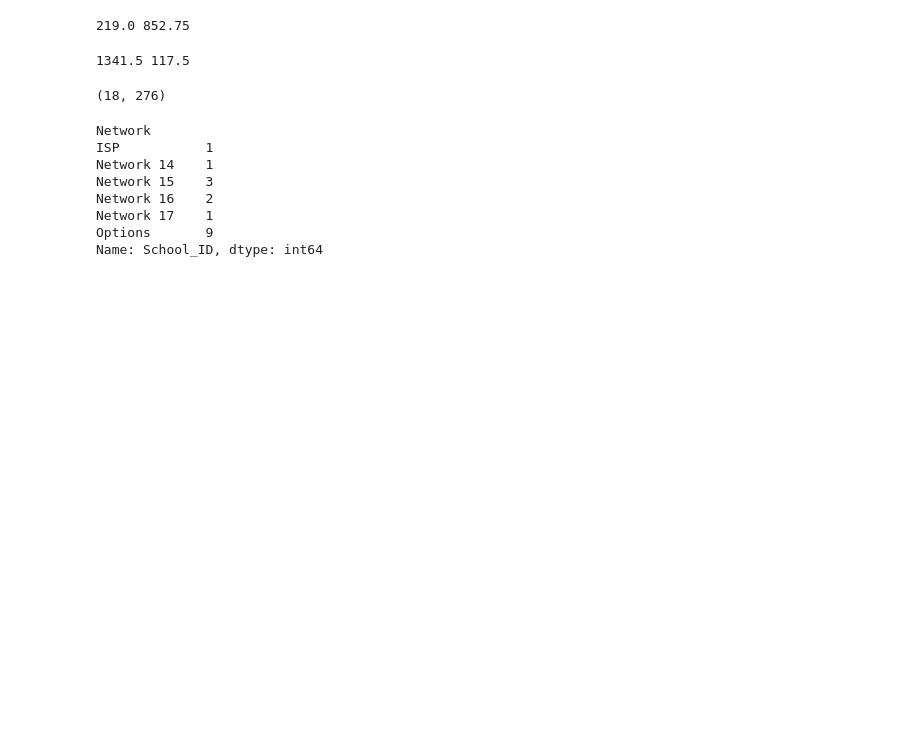
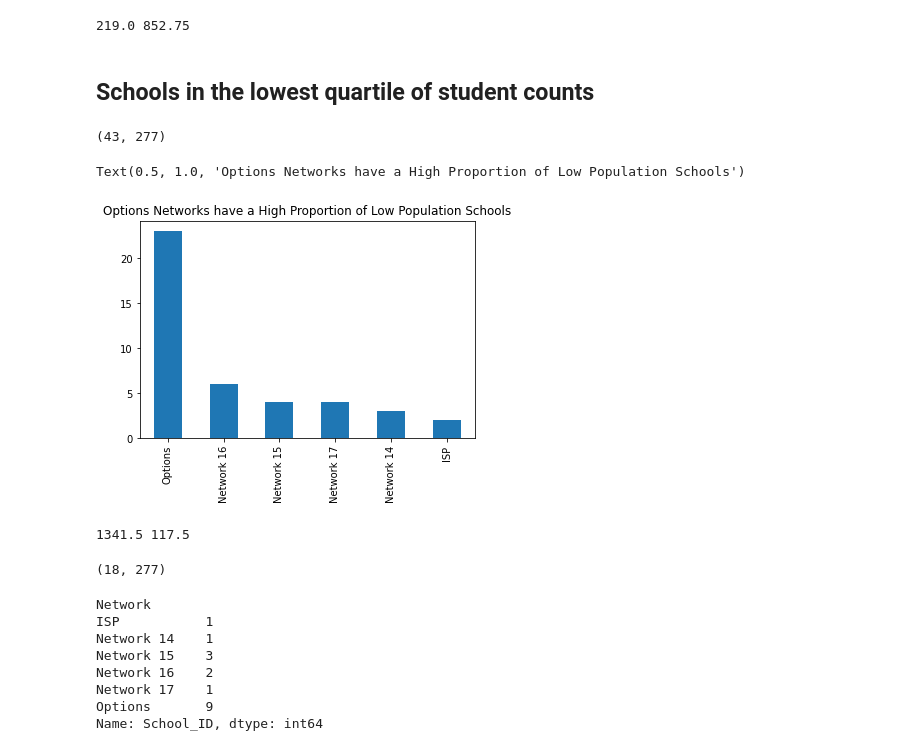
Before and after one commit to j-max/CPS_GradRate_Analysis, a Jupyter notebook: notebooks/eda/eda.ipynb, the cells around one changed output. Saved outputs shown, nothing was run; the diff lists cells and outputs as text; code cells hidden in the pictures; blank space fills up the shorter version.

```diff
--- a/notebooks/eda/eda.ipynb
+++ b/notebooks/eda/eda.ipynb
@@ -20,7 +24,11 @@ import numpy as np
 # Create 2018-2019 SchoolYear class
 path_to_pr_1819 = root + 'data/chicago_data_portal_csv_files/Chicago_Public_Schools_-_School_Progress_Reports_SY1819.csv'
 path_to_sp_1819 = root + 'data/chicago_data_portal_csv_files/Chicago_Public_Schools_-_School_Profile_Information_SY1819.csv'
-sy_1819 = SchoolYear(path_to_sp_1819, path_to_pr_1819)
+
+# Custome functions in src/cleaning.py
+sy_1819 = import_and_merge_data(path_to_sp_1819, path_to_pr_1819)
+sy_1819 = convert_is_high_school_to_bool(sy_1819)
+sy_1819 = isolate_high_schools(sy_1819)
 # %%
 path_to_pr_1718 = root + '/data/chicago_data_portal_csv_files/Chicago_Public_Schools_-_School_Progress_Reports_SY1718.csv'
 path_to_sp_1718 = root + '/data/chicago_data_portal_csv_files/Chicago_Public_Schools_-_School_Profile_Information_SY1718.csv'
@@ -39,0 +50,3 @@ sy_1819.total_high_school_count
+# %%
+sy_1819 = drop_no_students(sy_1819)
+len(sy_1819.School_ID.unique())
@@ -39,0 +65,3 @@ sy_1819.total_high_school_count
+# %%
+sy_1819 = make_percent_low_income(sy_1819)
+sy_1819 = drop_no_grad_rate(sy_1819)
@@ -176,3 +226,20 @@ print(q25, q75)
+# %% [markdown]
+
+## Schools in the lowest quartile of student counts
+# %%
+
+low_quartile = sy_1819.merged_df[sy_1819.merged_df['Student_Count_Total'] < q25]
+
+low_quartile.shape
+# %% [output]
+(43, 277)
+# %%
+fig, ax = plt.subplots()
+low_quartile['Network'].value_counts().plot(kind='bar', ax = ax)
+ax.set_title('Options Networks have a High Proportion of Low Population Schools')
+# %% [output]
+Text(0.5, 1.0, 'Options Networks have a High Proportion of Low Population Schools')
+[figure, added]
 # %%
 q90, q10 = np.percentile(sy_1819.merged_df['Student_Count_Total'], [90 ,10])
 print(q90, q10)
@@ -181,7 +248,7 @@ print(q90, q10)
 # %%
 sy_1819.merged_df[sy_1819.merged_df['Student_Count_Total']<=q10].shape
 # %% [output]
-(18, 276)
+(18, 277)
 # %%
 sy_1819.merged_df[sy_1819.merged_df['Student_Count_Total']<=q10].groupby('Network')['School_ID'].count()
 # %% [output]
```
Also changed, not shown: parts of 22 cells of this notebook.
